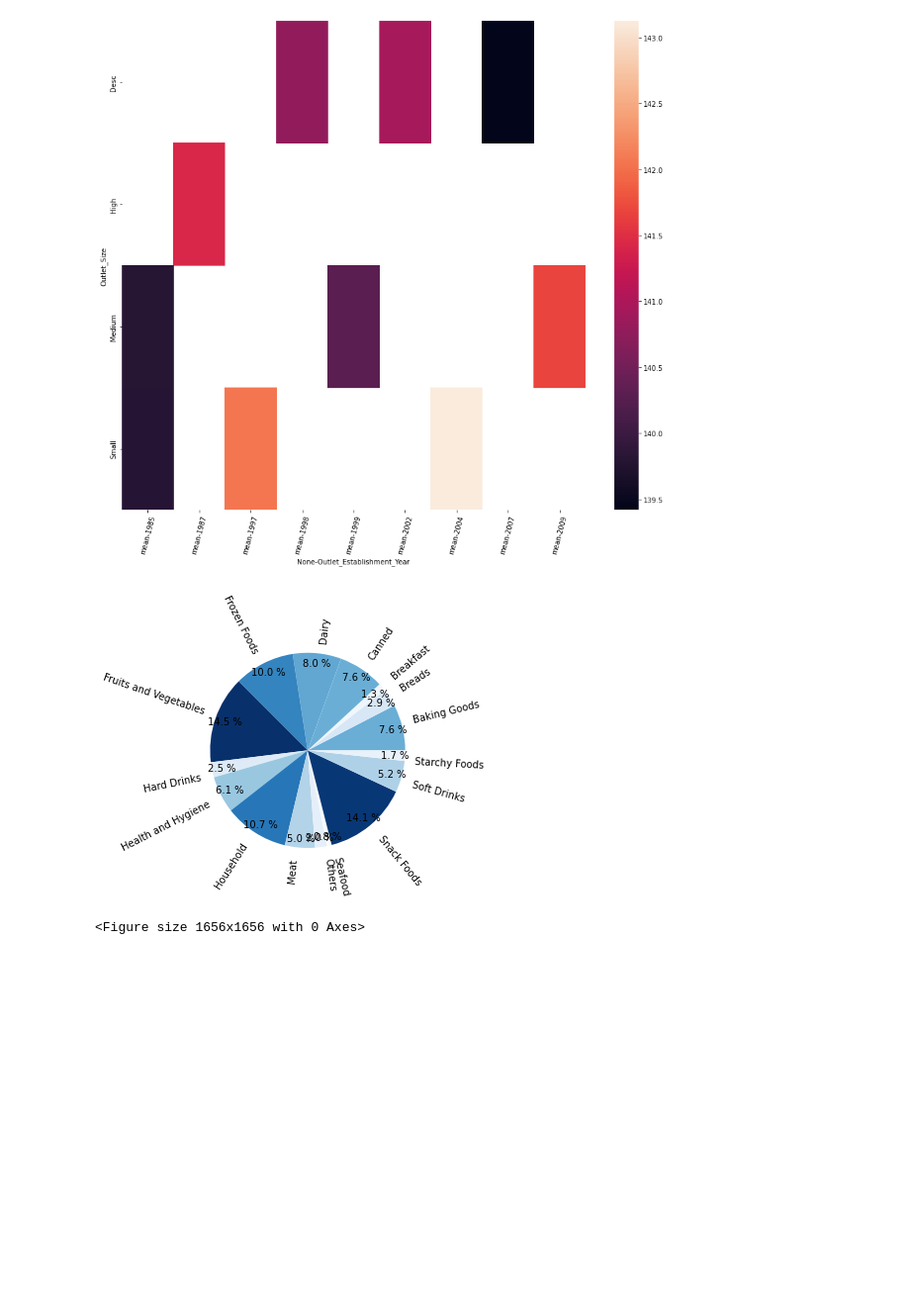
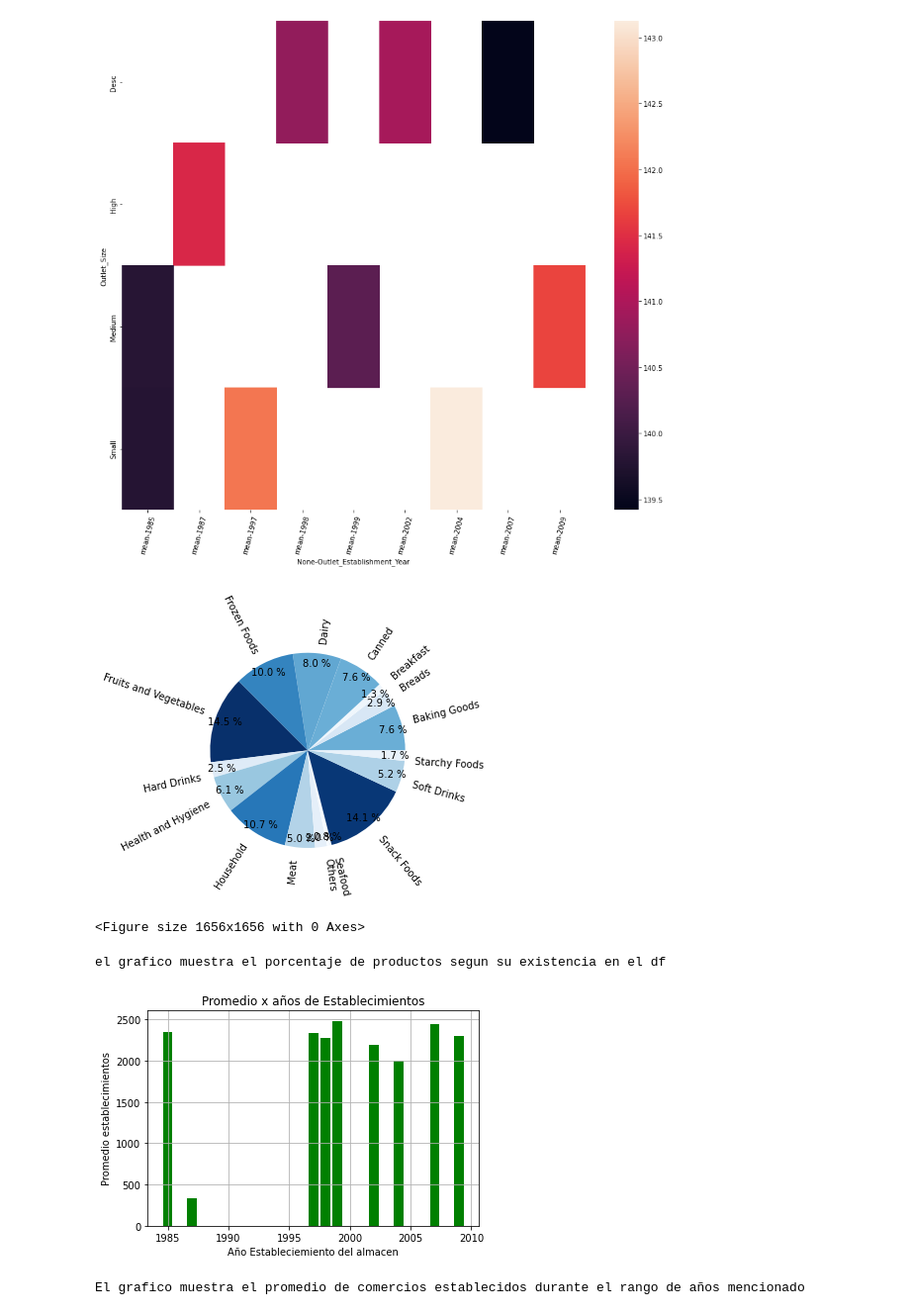
Before and after one commit to Jorge2018/prediccion_ventas, a Jupyter notebook: prediccion_ventas04.ipynb, the cells around one changed output. Shown at 99% size. Cells and saved outputs as stored; diff of their text form; code cells hidden in the pictures; blank space fills up the shorter version.

```diff
--- a/prediccion_ventas04.ipynb
+++ b/prediccion_ventas04.ipynb
@@ -190,6 +190,24 @@ plt.pie(valores, labels=etiquetas, autopct="%0.1f %%", colors=colores,textprops=
 plt.axis("equal") #asegura proporcion igualitaria, vale decir, suma de porcentajes 100% (círculo)
 plt.figure(figsize=(23,23)) #tamaño del grafo
 plt.show() #muestra el grafico recien creado
+print('el grafico muestra el porcentaje de productos segun su existencia en el df')
 # %% [output]
 [figure]
 <Figure size 1656x1656 with 0 Axes>
+el grafico muestra el porcentaje de productos segun su existencia en el df
+# %%
+df1=df.groupby(['Outlet_Establishment_Year']).mean() # Agrupa y obtiene el prom de todo el df por la col 'Outlet_Establishment_Year'
+x=df1['Item_Outlet_Sales'].to_list()                 # convierte a list los valores de la col 'Item_Identifier'
+y=df['Outlet_Establishment_Year'].unique()           # identifica los valores unicos de la col 'Outlet_Establishment_Year' del df
+_x = y                                               # asignamos los valores para el eje x
+_y = x                                               # asignamos los valores para el eje y
+plt.bar(_x, _y, color="green")                       # creacion del grafo y asignacion de color de las barras
+plt.ylabel('Promedio establecimientos')              # leyenda del eje y
+plt.xlabel('Año Estableciemiento del almacen')       # leyenda del eje x
+plt.title('Promedio x años de Establecimientos')     # leyenda del titulo
+plt.grid()                                           # dibuja grilla sobre el grafo
+plt.show()                                           # presentacion del grafo
+print('El grafico muestra el promedio de comercios establecidos durante el rango de años mencionado')
+# %% [output]
+[figure, added]
+El grafico muestra el promedio de comercios establecidos durante el rango de años mencionado
```
Also changed, not shown: parts of 3 cells of this notebook.
